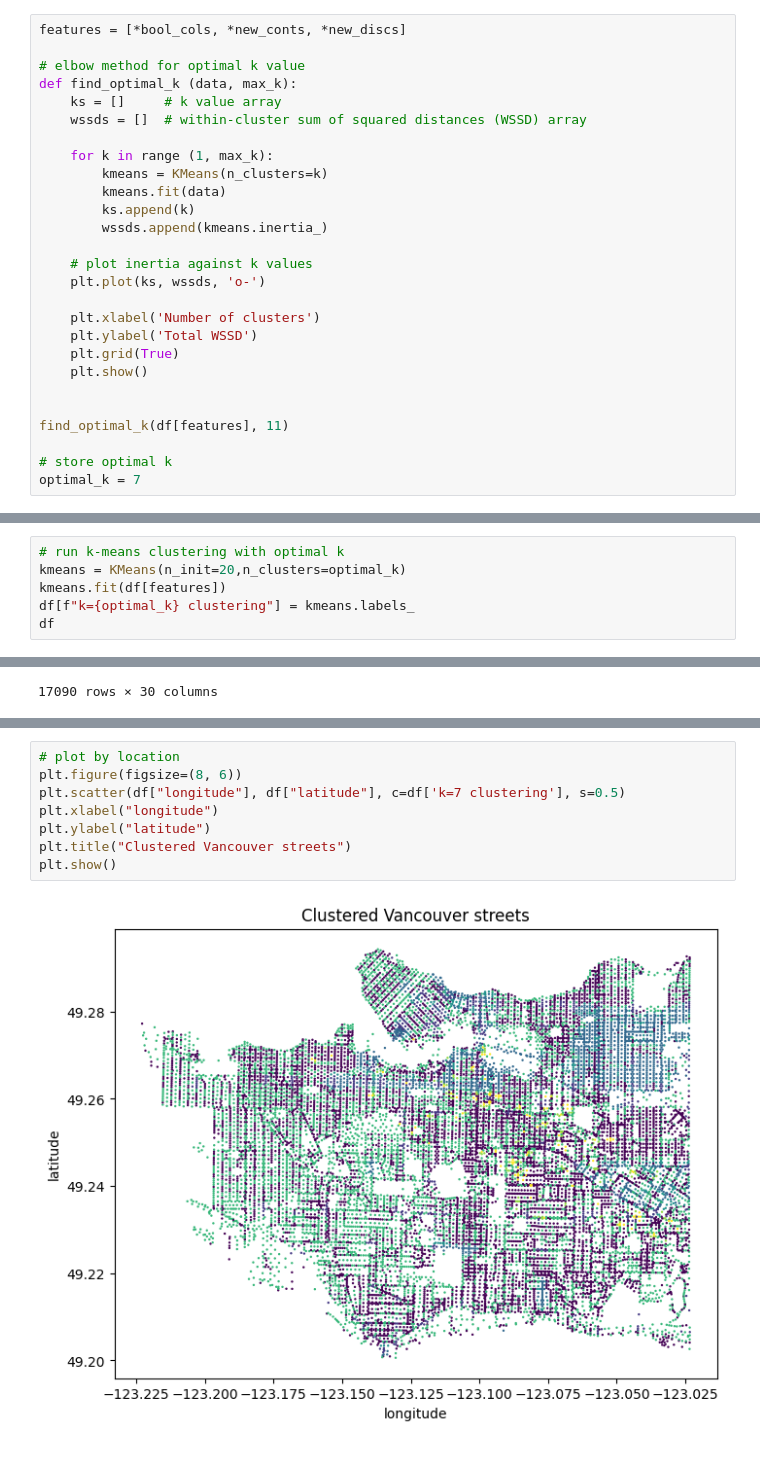
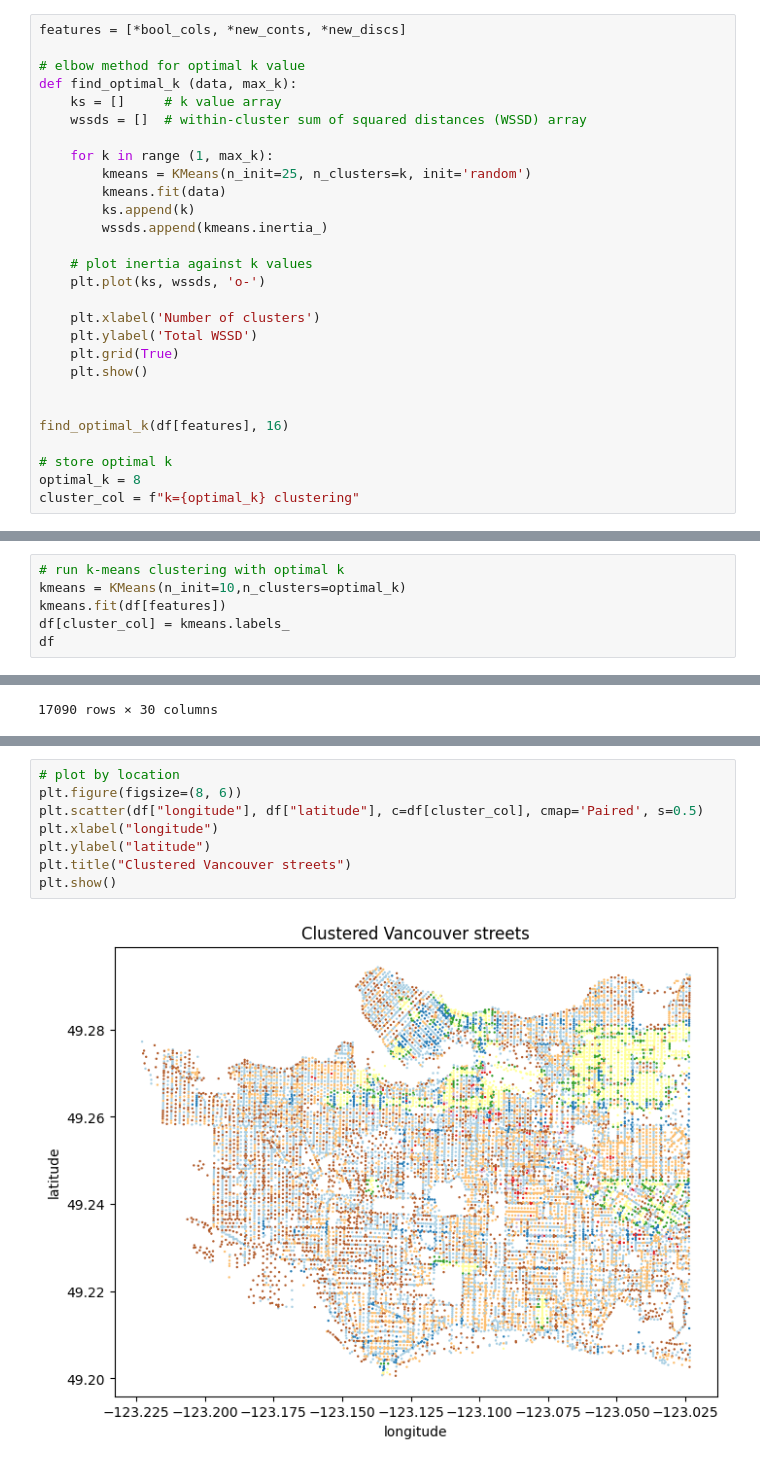
Before and after one commit to maishaSupritee/AI4GoodLab-Project, a Jupyter notebook: kmeans.ipynb, the cells around one changed output, grey strips where cells are left out. Drawn from its saved outputs; the diff is of its cells as text.

Commit message:
Generated another version of the clusters with different k value

```diff
--- a/kmeans.ipynb
+++ b/kmeans.ipynb
@@ -105,7 +105,7 @@ def find_optimal_k (data, max_k):
     wssds = []  # within-cluster sum of squared distances (WSSD) array
 
     for k in range (1, max_k):
-        kmeans = KMeans(n_clusters=k)
+        kmeans = KMeans(n_init=25, n_clusters=k, init='random')
         kmeans.fit(data)
         ks.append(k)
         wssds.append(kmeans.inertia_)
@@ -119,8 +119,9 @@ def find_optimal_k (data, max_k):
     plt.show()
 
 
-find_optimal_k(df[features], 11)
+find_optimal_k(df[features], 16)
 
 # store optimal k
-optimal_k = 7
+optimal_k = 8
+cluster_col = f"k={optimal_k} clustering"
 # %% [output]
@@ -128,8 +129,8 @@ optimal_k = 7
 # %%
 # run k-means clustering with optimal k
-kmeans = KMeans(n_init=20,n_clusters=optimal_k)
+kmeans = KMeans(n_init=10,n_clusters=optimal_k)
 kmeans.fit(df[features])
-df[f"k={optimal_k} clustering"] = kmeans.labels_
+df[cluster_col] = kmeans.labels_
 df
 # %% [output]
 |  | HBLOCK | latitude | longitude | pavement_Year | pavement_Road Name | pavement_From Street | ... |
@@ -161,10 +163,10 @@ Name: count, dtype: int64
 # %%
 # plot by location
 plt.figure(figsize=(8, 6))
-plt.scatter(df["longitude"], df["latitude"], c=df['k=7 clustering'], s=0.5)
+plt.scatter(df["longitude"], df["latitude"], c=df[cluster_col], cmap='Paired', s=0.5)
 plt.xlabel("longitude")
 plt.ylabel("latitude")
 plt.title("Clustered Vancouver streets")
 plt.show()
 # %% [output]
-[figure, old version]
+[figure, new version]
```
Also changed, not shown: parts of 4 cells of this notebook, 6 other files.
